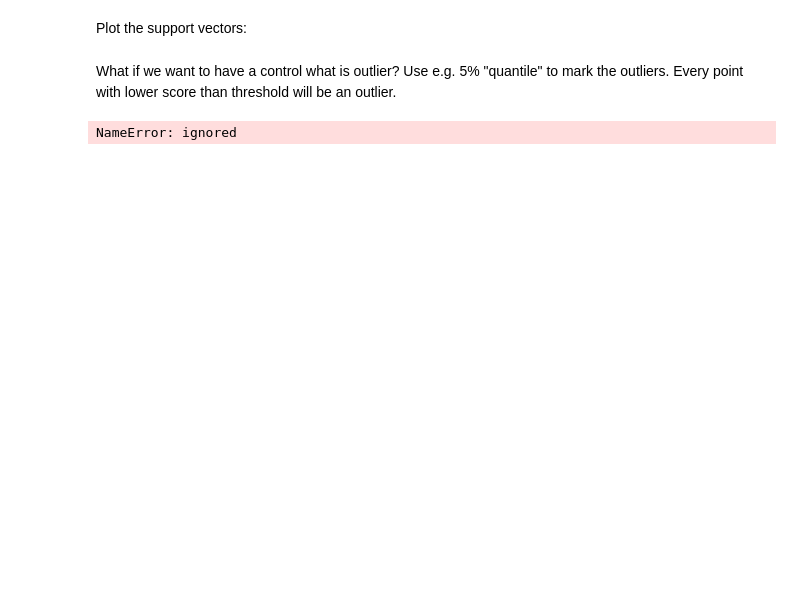
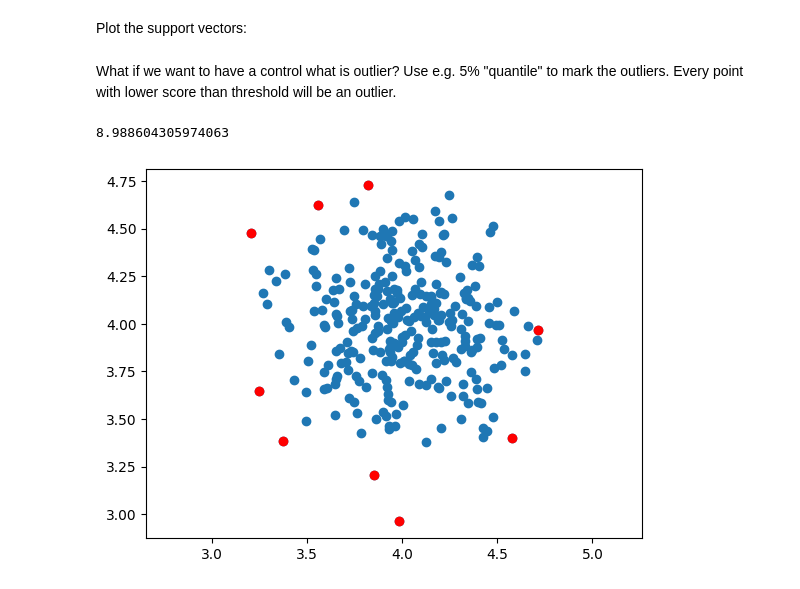
Before and after one commit to TaVodic/MPA-MLF, a Jupyter notebook: Lab_03/MPA_MLF_SVM_2students_comments.ipynb, the cells around one changed output. Drawn from its saved outputs; the diff is of its cells as text; code cells hidden in the pictures; blank space fills up the shorter version.

```diff
--- a/Lab_03/MPA_MLF_SVM_2students_comments.ipynb
+++ b/Lab_03/MPA_MLF_SVM_2students_comments.ipynb
@@ -116,15 +172,17 @@ Plot the support vectors:
 What if we want to have a control what is outlier? Use e.g. 5% "quantile" to mark the outliers. Every point with lower score than threshold will be an outlier.
 # %%
 scores = SVMmodelOne.score_samples(x)
+#print(scores)
 
-thresh = quantile(scores, 0.01)
+thresh = quantile(scores, 0.03)
 print(thresh)
 index = where(scores<=thresh)
 values = x[index]
 
 plt.scatter(x[:,0], x[:,1])
 plt.scatter(values[:,0], values[:,1], color='red')
 plt.axis('equal')
 plt.show()
 # %% [output]
-NameError: ignored
+8.988604305974063
+[figure, added]
```
Also changed, not shown: parts of 7 cells of this notebook.
